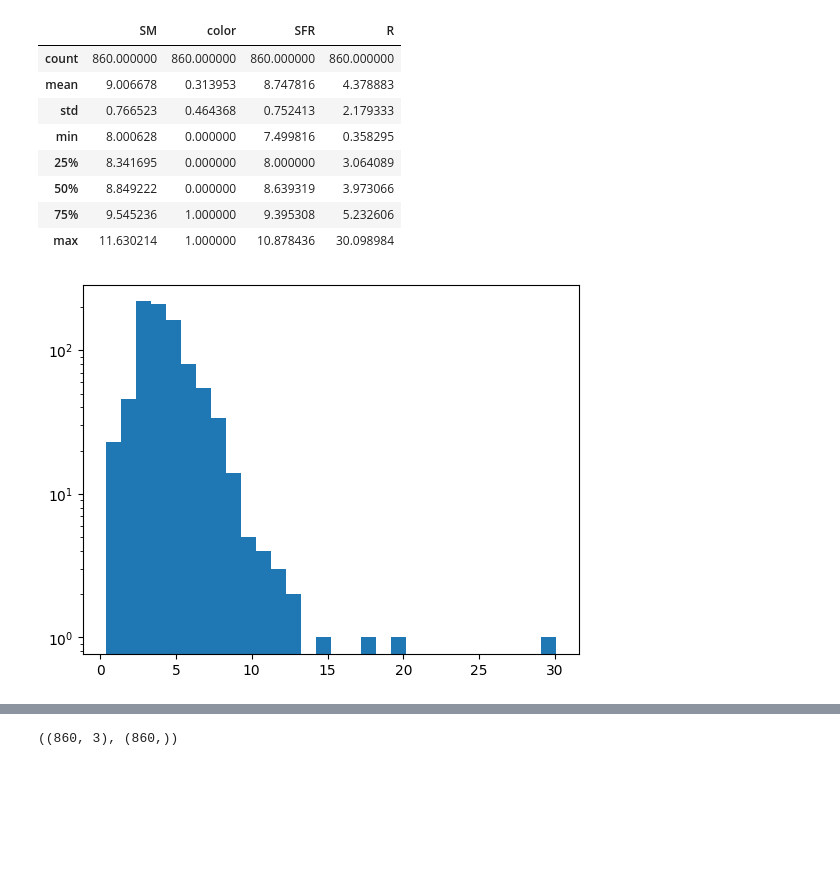
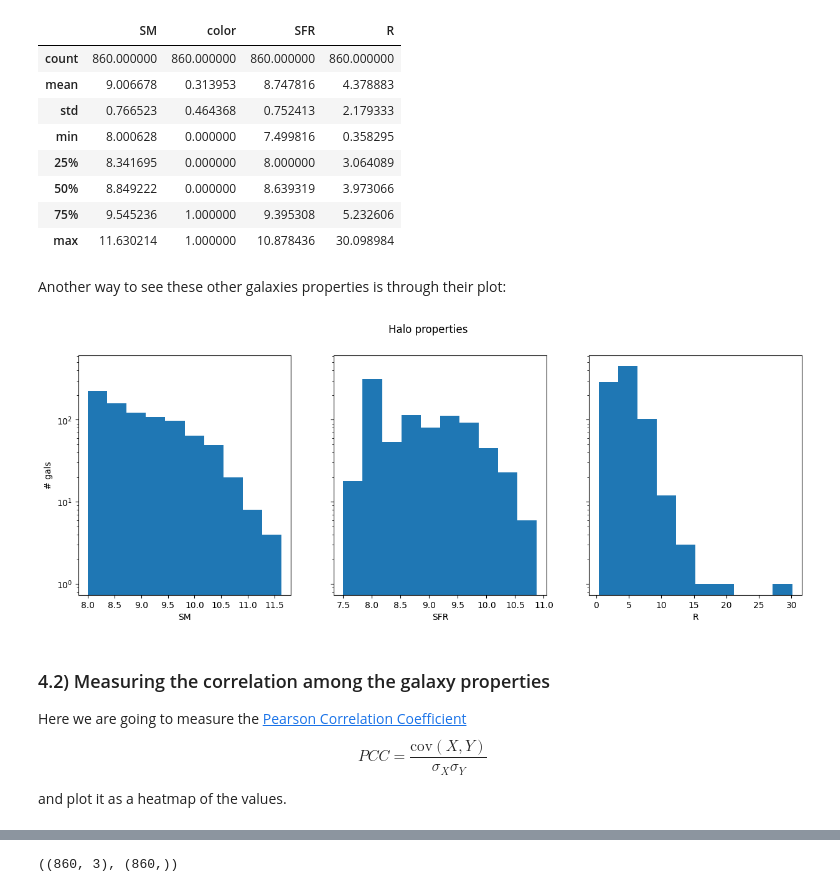
Before and after one commit to natalidesanti/ML4cosmology, a Jupyter notebook: notebooks/redXblue.ipynb, the cells around one changed output, grey strips where cells are left out. Drawn from its saved outputs; the diff is of its cells as text; code cells hidden in the pictures; blank space fills up the shorter version.

```diff
--- a/notebooks/redXblue.ipynb
+++ b/notebooks/redXblue.ipynb
@@ -176,9 +184,33 @@ gals.describe()
 | 50% | 8.849222 | 0.000000 | 8.639319 | 3.973066 |
 | 75% | 9.545236 | 1.000000 | 9.395308 | 5.232606 |
 | max | 11.630214 | 1.000000 | 10.878436 | 30.098984 |
-# %%
-plt.figure(dpi = 100)
-plt.hist(gals['R'], bins = 30)
-plt.yscale('log')
-# %% [output]
-[figure, removed]
+# %% [markdown]
+Another way to see these other galaxies properties is through their plot:
+# %%
+fig, axs = plt.subplots(1, 3, figsize = (15, 5), sharey = True, dpi = 100)
+
+fig.suptitle('Halo properties')
+
+axs[0].hist(gals['SM'])
+axs[0].set_xlabel('SM')
+axs[0].set_ylabel('# gals')
+axs[0].set_yscale('log')
+
+axs[1].hist(gals['SFR'])
+axs[1].set_xlabel('SFR')
+axs[1].set_yscale('log')
+
+axs[2].hist(gals['R'])
+axs[2].set_xlabel('R')
+axs[2].set_yscale('log')
+# %% [output]
+[figure, added]
+# %% [markdown]
+### 4.2) Measuring the correlation among the galaxy properties
+
+Here we are going to measure the [Pearson Correlation Coefficient](https://en.wikipedia.org/wiki/Pearson_correlation_coefficient)
+\begin{equation}
+ PCC = \frac{ \mathrm{cov} (X, Y) }{ \sigma_X \sigma_Y }
+\end{equation}
+
+and plot it as a heatmap of the values.
```
Also changed, not shown: parts of 36 cells of this notebook.
